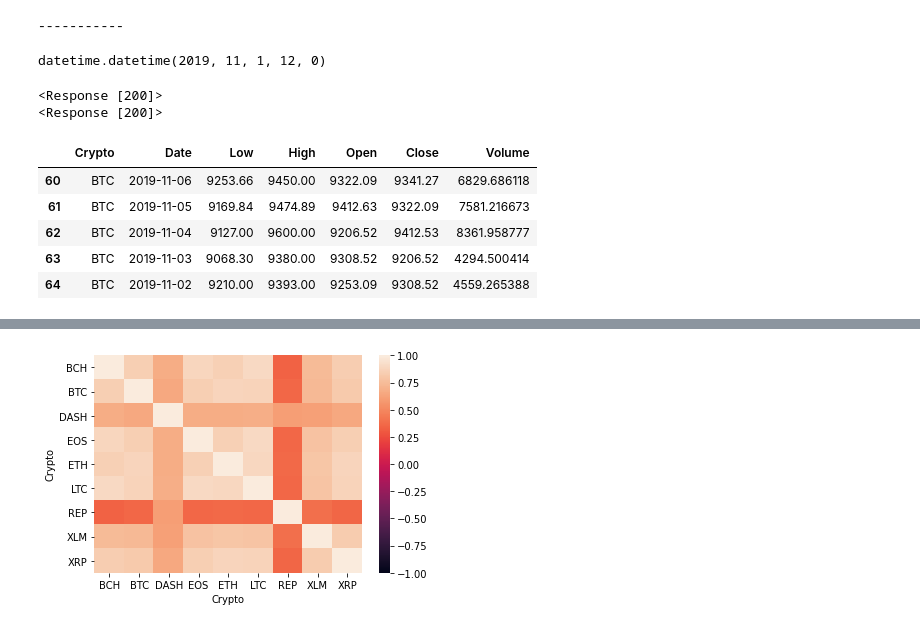
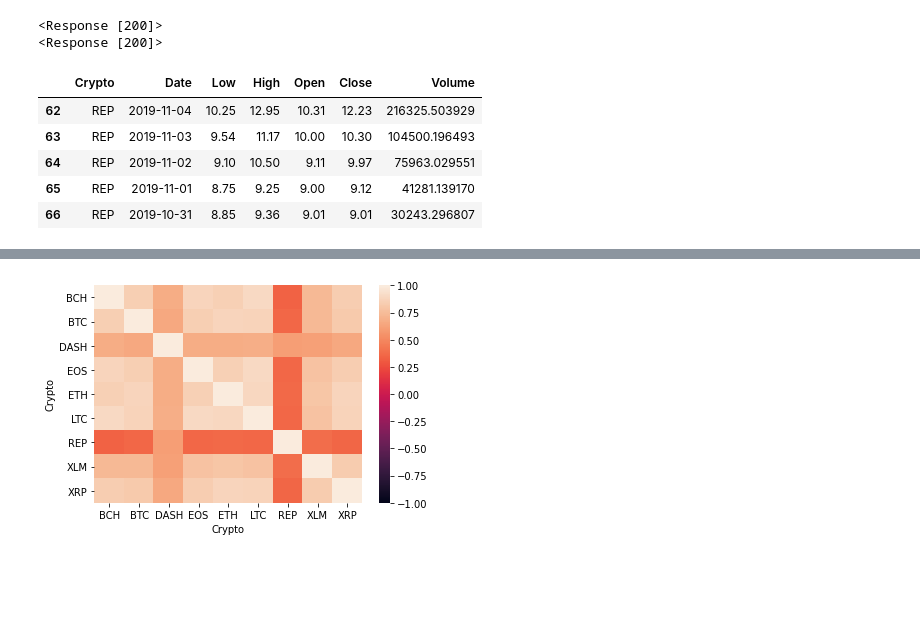
Before and after one commit to mdschulz1973/Planet_Express_IO, a Jupyter notebook: notebooks/crypto_data_prep.ipynb, the cells around one changed output, grey strips where cells are left out. Saved outputs shown, nothing was run; the diff lists cells and outputs as text; code cells hidden in the pictures; blank space fills up the shorter version.

Commit message:
adjust timedelta

```diff
--- a/notebooks/crypto_data_prep.ipynb
+++ b/notebooks/crypto_data_prep.ipynb
@@ -25,30 +25,22 @@ cb_public_key = os.getenv("CB_PUBLIC_KEY")
 cb_secret_key = os.getenv("CB_SECRET_KEY")
 client = Client(cb_public_key, cb_secret_key, api_version='YYYY-MM-DD')
 # %%
-# Format date from existing ISO8601 format in CoinbasePro API using datetime function strptime formatter and conduct timeframe calculation using timedelta
+# Format date from existing ISO8601 format in CoinbasePro API using datetime function strptime formatter and conduct timeframe calculation using timedelta to obtain data for 365 days. Set start date and use timedelta to add and subtruct number of days to get data for desired timeframe.
 
 startDate = "2020-01-05T12:00:00"
 start = datetime.strptime(startDate, '%Y-%m-%dT%H:%M:%S')
 
-finalDate1 = start + timedelta(300)
-finalDate2 = start - timedelta(65)
+finalDate1 = start + timedelta(299)
+finalDate2 = start - timedelta(67)
 finalDate1 = finalDate1.isoformat()
-
-finalDate1
-print('-----------')
-finalDate2
-# %% [output]
------------
-datetime.datetime(2019, 11, 1, 12, 0)
 # %%
 # Create a function to pull one year data from CoinBase PRO API
 
-
-def datapull(startDay, endDay, myCrypto):
+def datapull(startDay, endDay, Mycrypto):
 
     params = {"start" : startDay, "end" : endDay, "granularity" : "86400"}
 
-    url = (f" https://api.pro.coinbase.com/products/{myCrypto}-USD/candles")
+    url = (f" https://api.pro.coinbase.com/products/{crypto}-USD/candles")
 
     requests.get(url)
     response_data = requests.get(url, params=params)
@@ -56,50 +48,59 @@ def datapull(startDay, endDay, myCrypto):
     print(response_content)
     data = response_data.json()
 
+    data_df = pd.DataFrame(data)
 
-    data_df = pd.DataFrame(data)
+# Define column names in dataframe
+
     data_df.columns = ["Date", "Low", "High", "Open", "Close", "Volume"]
-    data_df["Date"]= pd.to_datetime(data_df['Date'],unit='s')
+
+# Format date in data column
+
+    data_df["Date"] = pd.to_datetime(data_df['Date'],unit='s')
 
     return data_df
 
-# Select crypto ticker to pull data for (this only needs to be changed to get final data output. If need to pull data for different timeframe change dates below). Because CoinbasePro allows only 300 datapoints in one pull, multiple pulls with data adjustment may be needed.
+# Select crypto ticker to pull data for (this only needs to be changed to get final data output. Because CoinbasePro API allows only 300 datapoints in one pull, multiple pulls with data adjustment may be needed
 
-crypto ="BTC"
+crypto = "REP"
 
-# Adjust dates for the timeframe you need data for.
+# Pull batches of data based on specified timeframe
 
 batch1 = datapull(startDate,finalDate1,crypto)
 batch2 = datapull(finalDate2,startDate,crypto)
+
+# Combine batches of data into a single dataframe
 
 batch_combined_df = pd.concat([batch1,batch2], axis="rows", join="inner")
 
 # Check for duplicate rows
 
 batch_combined_df.drop_duplicates()
 
-# Select one year data
+# Insert column name Crypto
 
 batch_combined_df.insert(0, "Crypto", f"{crypto}")
 
-batch_combined_df = batch_combined_df.iloc[0:365]
+# Select one year data
+
+#batch_combined_df = batch_combined_df.iloc[0:365]
 
 # Print output to csv file (enable code if need to print to .csv)
 
 #batch_combined_df.to_csv(f"output_batch_combined_{crypto}.csv")
 
 # Print crypto data in pandas dataframe format
 
 batch_combined_df.tail()
 # %% [output]
 <Response [200]>
 <Response [200]>
 |  | Crypto | Date | Low | High | Open | Close | Volume |
-| 60 | BTC | 2019-11-06 | 9253.66 | 9450.00 | 9322.09 | 9341.27 | 6829.686118 |
-| 61 | BTC | 2019-11-05 | 9169.84 | 9474.89 | 9412.63 | 9322.09 | 7581.216673 |
-| 62 | BTC | 2019-11-04 | 9127.00 | 9600.00 | 9206.52 | 9412.53 | 8361.958777 |
-| 63 | BTC | 2019-11-03 | 9068.30 | 9380.00 | 9308.52 | 9206.52 | 4294.500414 |
-| 64 | BTC | 2019-11-02 | 9210.00 | 9393.00 | 9253.09 | 9308.52 | 4559.265388 |
+| 62 | REP | 2019-11-04 | 10.25 | 12.95 | 10.31 | 12.23 | 216325.503929 |
+| 63 | REP | 2019-11-03 | 9.54 | 11.17 | 10.00 | 10.30 | 104500.196493 |
+| 64 | REP | 2019-11-02 | 9.10 | 10.50 | 9.11 | 9.97 | 75963.029551 |
+| 65 | REP | 2019-11-01 | 8.75 | 9.25 | 9.00 | 9.12 | 41281.139170 |
+| 66 | REP | 2019-10-31 | 8.85 | 9.36 | 9.01 | 9.01 | 30243.296807 |
 # %%
 # Read multiple crypto data .csv files and concat into a dataframe
 
```
Also changed, not shown: parts of 12 cells of this notebook, 9 other files.
